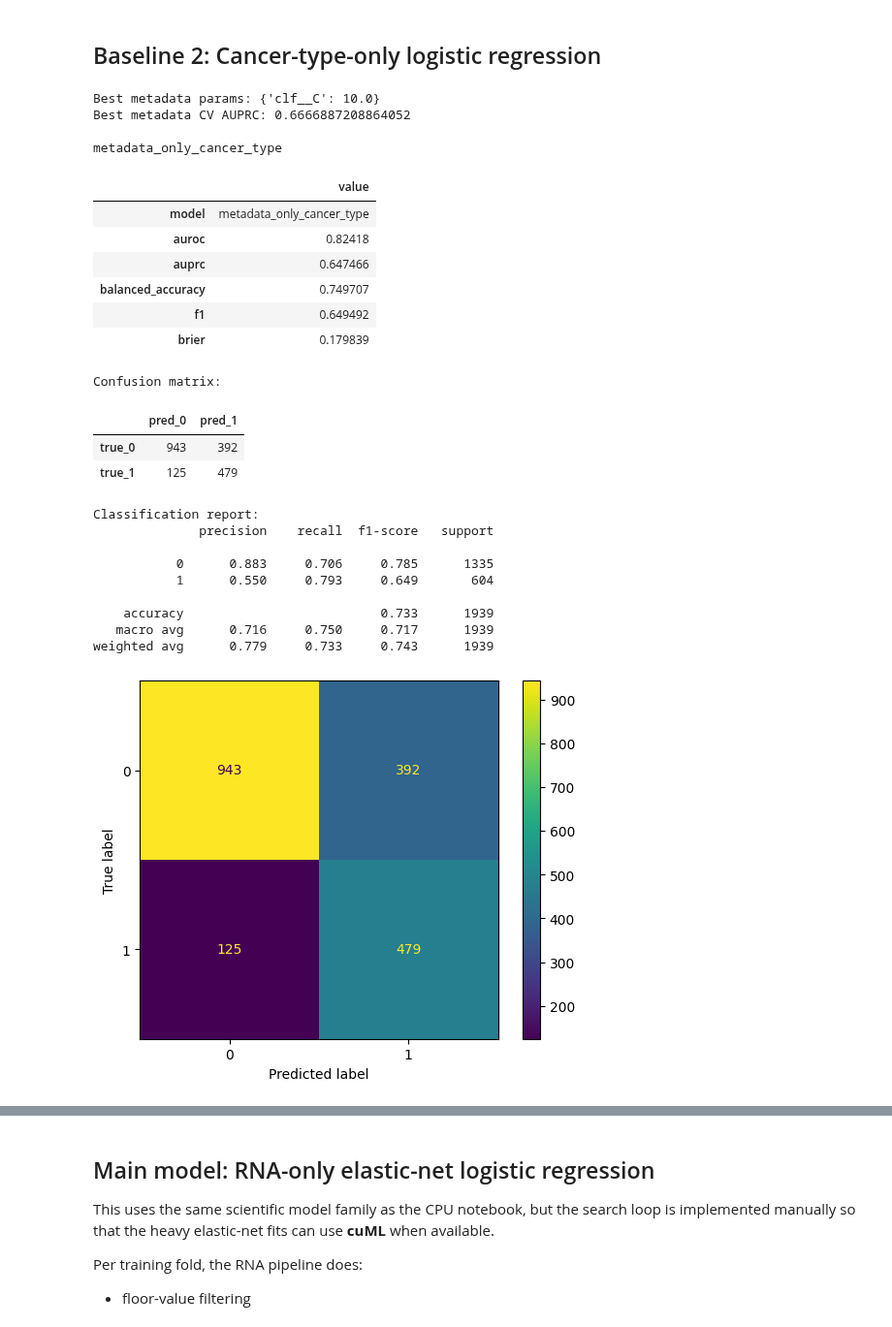
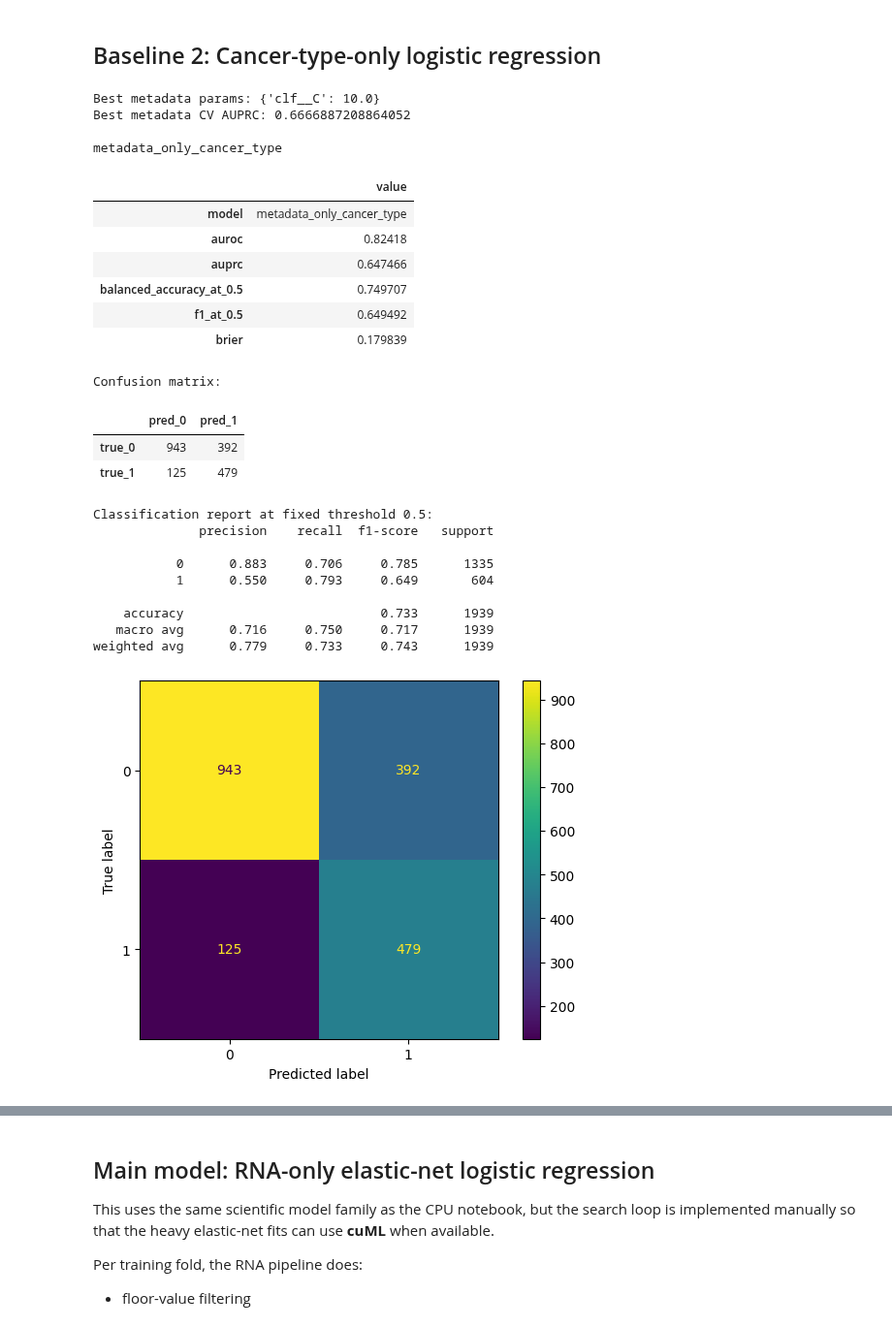
Before and after one commit to MauriceCC04/tp53-rna-prediction, a Jupyter notebook: tcga_modeling.ipynb, the cells around one changed output, grey strips where cells are left out. Shown at 97% size. Cells and saved outputs as stored; diff of their text form; code cells hidden in the pictures.

```diff
--- a/tcga_modeling.ipynb
+++ b/tcga_modeling.ipynb
@@ -159,6 +160,10 @@ FLOOR_VALUE = -9.9658
 MAX_FLOOR_FRAC = 0.95
 BOOTSTRAP_RESAMPLES = 1000
 MIN_SAMPLES_PER_CLASS = 20
+SKLEARN_MAX_ITER = 10000
+CUML_MAX_ITER = 10000
+SAGA_TOL = 1e-3
+CUML_TOL = 1e-4
 
 RUN_GROUPED_CV = True
 RUN_COMBINED_MODEL = True
@@ -169,9 +174,9 @@ GPU_REQUIRED = False
 ALLOW_CPU_FALLBACK = True
 INSTALL_RAPIDS_IN_COLAB = False
 GPU_SEARCH_BACKEND = "cuml"      # {"cuml", "sklearn"}
-FINAL_REFIT_BACKEND = "cuml"  # {"sklearn", "cuml"}
-WITHIN_CANCER_BACKEND = "cuml"   # {"cuml", "sklearn"}
-GROUPED_TUNING_MODE = "reuse_holdout_best"  # {"nested", "reuse_holdout_best"}
+FINAL_REFIT_BACKEND = "sklearn"  # {"sklearn", "cuml"}; sklearn is more reproducible for final reported fits
+WITHIN_CANCER_BACKEND = "sklearn"   # {"cuml", "sklearn"}; fixed-parameter within-cancer checks favor reproducibility
+GROUPED_TUNING_MODE = "nested"  # {"nested", "reuse_holdout_best"}; nested is slower but methodologically cleaner
 
 META_C_GRID = [0.01, 0.1, 1.0, 10.0]
 
@@ -191,6 +196,23 @@ COMBO_PARAM_GRID = {
     "l1_ratio": [0.0, 0.5, 1.0],
 }
 
+# Smaller pre-specified grids for nested cancer-type-grouped evaluation.
+# This keeps the stricter grouped analysis feasible while avoiding reuse of random-holdout hyperparameters.
+GROUPED_RNA_PARAM_GRID = {
+    "top_k": [5000],
+    "k_select": [500, 1000],
+    "scaler": ["maxabs"],
+    "C": [0.01, 0.1, 1.0],
+    "l1_ratio": [0.0, 0.5],
+}
+GROUPED_COMBO_PARAM_GRID = {
+    "top_k": [5000],
+    "k_select": [500, 1000],
+    "scaler": ["maxabs"],
+    "C": [0.01, 0.1, 1.0],
+    "l1_ratio": [0.0, 0.5],
+}
+
 print("Using raw TCGA/Xena inputs:", USE_RAW_TCGA)
 print("MUT_PATH =", MUT_PATH)
 print("META_PATH =", META_PATH)
@@ -199,6 +221,8 @@ print("TP53_TARGETS_PATH =", TP53_TARGETS_PATH)
 print("GENE_ANNOTATION_PATH =", GENE_ANNOTATION_PATH)
 print("RNA grid combinations:", len(list(ParameterGrid(RNA_PARAM_GRID))))
 print("Combined grid combinations:", len(list(ParameterGrid(COMBO_PARAM_GRID))))
+print("Grouped RNA grid combinations:", len(list(ParameterGrid(GROUPED_RNA_PARAM_GRID))))
+print("Grouped combined grid combinations:", len(list(ParameterGrid(GROUPED_COMBO_PARAM_GRID))))
 # %% [output]
 Using raw TCGA/Xena inputs: True
 MUT_PATH = /kaggle/input/datasets/cameroncaputa/tp53-prediction/mc3.v0.2.8.PUBLIC.xena/mc3.v0.2.8.PUBLIC.xena
@@ -302,7 +331,8 @@ The notebook first loads the mutation and metadata / phenotype tables, infers th
 This avoids loading the full expression matrix too early.
 # %%
 def sniff_sep(path):
-    with open(path, "r", errors="ignore") as f:
+    opener = gzip.open if str(path).endswith(".gz") else open
+    with opener(path, "rt", errors="ignore") as f:
         line = f.readline()
     if line.count("\t") > line.count(","):
         return "\t"
@@ -557,7 +587,7 @@ tp53_rows["effect_text"] = (
 PROTEIN_ALTERING_KEYWORDS = {
     "missense", "nonsense", "frame_shift", "frameshift", "splice", "stop_gained",
     "stoplost", "stop_lost", "nonstop", "translation_start", "start_codon",
-    "inframe", "in_frame", "trunc", "deleterious"
+    "inframe", "in_frame", "trunc", "deleterious", "nonsynonymous", "non_synonymous"
 }
 SYNONYMOUS_KEYWORDS = {"silent", "synonymous"}
 
@@ -887,12 +929,15 @@ def subset_X(X, idx):
     return X[idx]
 
 def evaluate_from_proba(y_true, y_proba, threshold=0.5):
+    """Primary metrics are threshold-free AUROC/AUPRC plus calibration/Brier.
+    Threshold-dependent metrics use a fixed 0.5 threshold and should be interpreted as secondary.
+    """
     y_pred = (y_proba >= threshold).astype(int)
     return {
         "auroc": roc_auc_score(y_true, y_proba),
         "auprc": average_precision_score(y_true, y_proba),
-        "balanced_accuracy": balanced_accuracy_score(y_true, y_pred),
-        "f1": f1_score(y_true, y_pred),
+        "balanced_accuracy_at_0.5": balanced_accuracy_score(y_true, y_pred),
+        "f1_at_0.5": f1_score(y_true, y_pred),
         "brier": brier_score_loss(y_true, y_proba),
     }
 
@@ -925,7 +970,7 @@ def evaluate_fitted_model(name, fitted_estimator, X_test, y_test, threshold=0.5,
     y_pred = (y_proba >= threshold).astype(int)
     print("Confusion matrix:")
     display(pd.DataFrame(confusion_matrix(y_test, y_pred), index=["true_0", "true_1"], columns=["pred_0", "pred_1"]))
-    print("Classification report:")
+    print("Classification report at fixed threshold 0.5:")
     print(classification_report(y_test, y_pred, digits=3))
 
     if show_plots:
@@ -981,7 +1026,7 @@ meta_pipe = Pipeline([
     (
         "clf",
         LogisticRegression(
-            max_iter=3000,
+            max_iter=SKLEARN_MAX_ITER,
             class_weight="balanced",
             solver="lbfgs",
             random_state=RANDOM_STATE,
@@ -991,41 +1036,41 @@ meta_pipe = Pipeline([
 
 meta_grid = GridSearchCV(
     estimator=meta_pipe,
     param_grid={"clf__C": META_C_GRID},
     scoring="average_precision",
     cv=inner_cv,
     n_jobs=1,
     pre_dispatch=1,
     refit=True,
 )
 
 meta_grid.fit(X_meta_train, y_train)
 print("Best metadata params:", meta_grid.best_params_)
 print("Best metadata CV AUPRC:", meta_grid.best_score_)
 
 meta_metrics, meta_test_proba = evaluate_fitted_model(
     name="metadata_only_cancer_type",
     fitted_estimator=meta_grid.best_estimator_,
     X_test=X_meta_test,
     y_test=y_test,
 )
 # %% [output]
 Best metadata params: {'clf__C': 10.0}
 Best metadata CV AUPRC: 0.6666887208864052
 
 metadata_only_cancer_type
 |  | value |
 | model | metadata_only_cancer_type |
 | auroc | 0.82418 |
 | auprc | 0.647466 |
-| balanced_accuracy | 0.749707 |
-| f1 | 0.649492 |
+| balanced_accuracy_at_0.5 | 0.749707 |
+| f1_at_0.5 | 0.649492 |
 | brier | 0.179839 |
 Confusion matrix:
 |  | pred_0 | pred_1 |
 | true_0 | 943 | 392 |
 | true_1 | 125 | 479 |
-Classification report:
+Classification report at fixed threshold 0.5:
               precision    recall  f1-score   support
 
            0      0.883     0.706     0.785      1335
```
Also changed, not shown: parts of 18 cells of this notebook, 1 other file.
